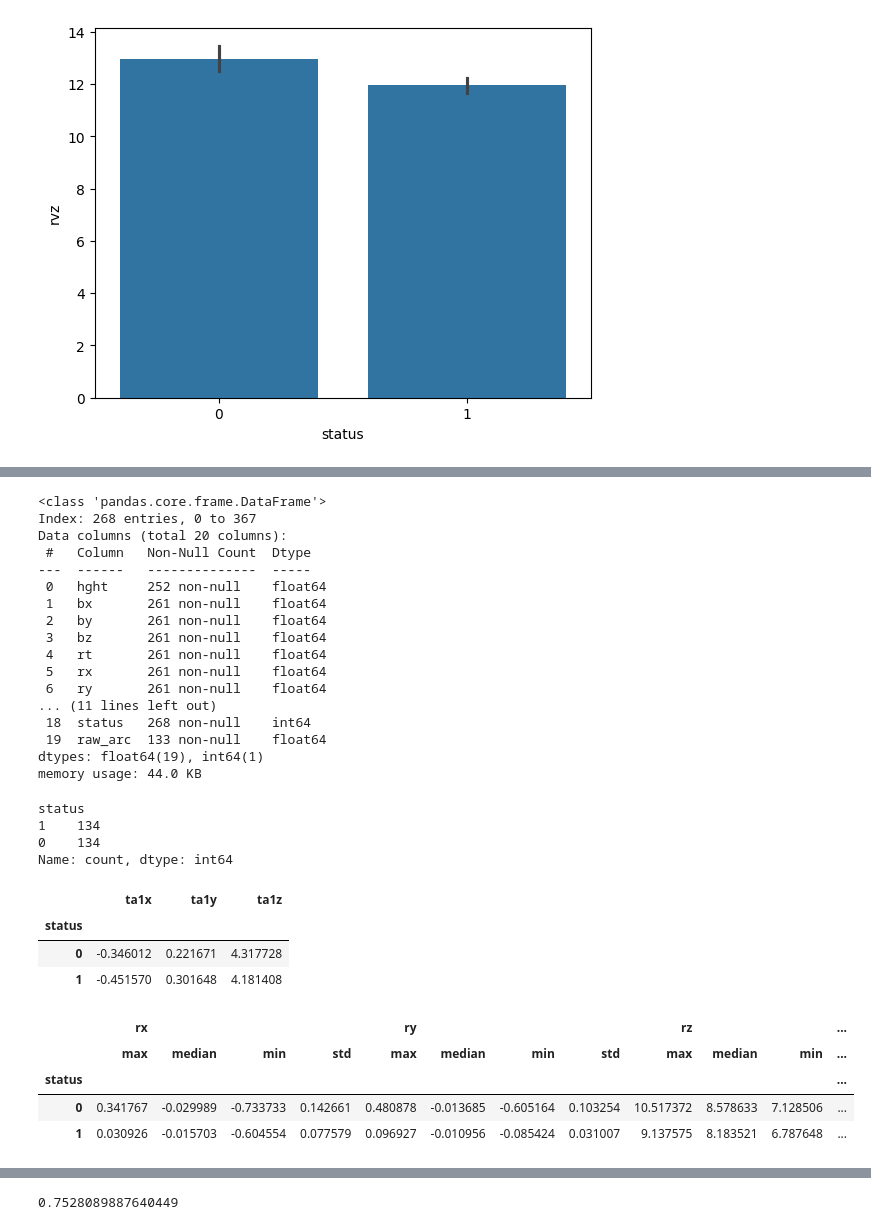
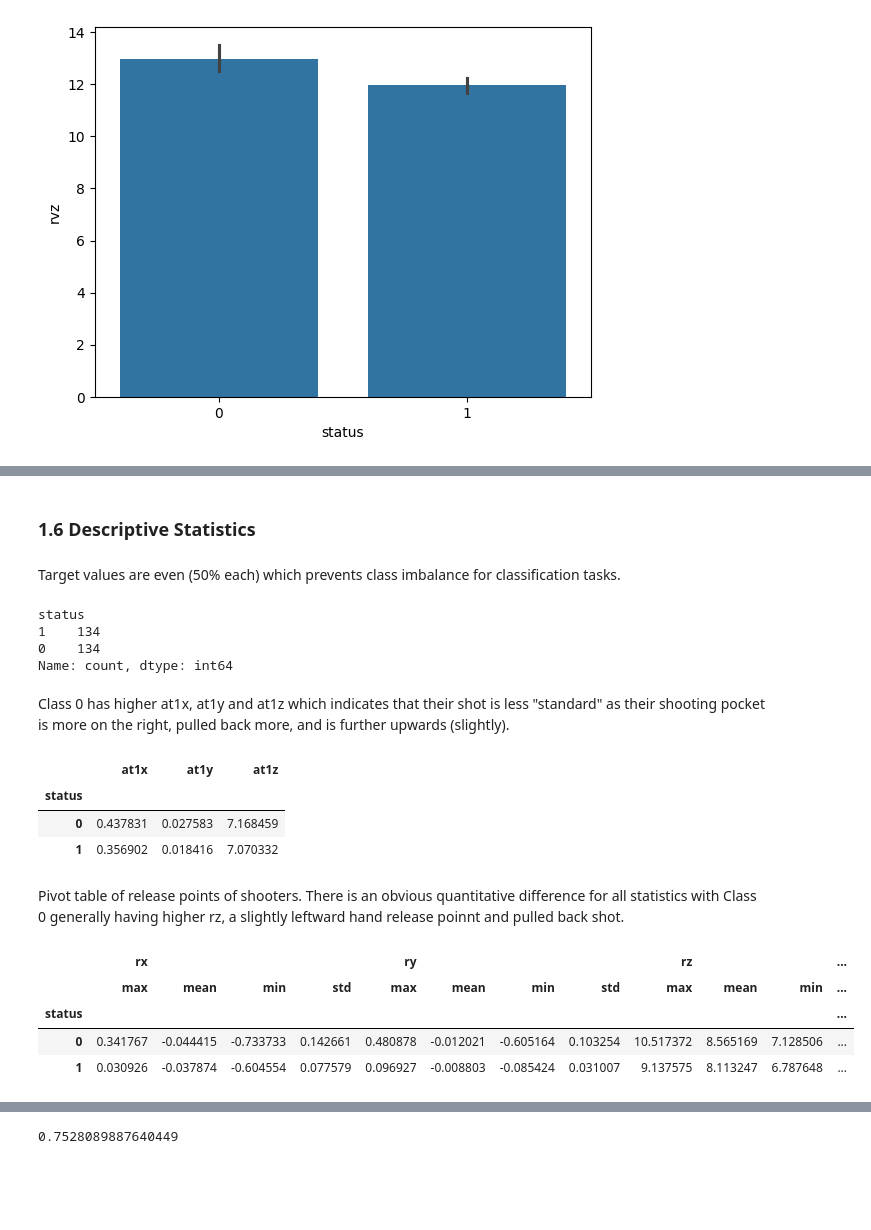
Before and after one commit to JohnKang0720/swish-or-brick, a Jupyter notebook: report-1.ipynb, the cells around one changed output, grey strips where cells are left out. Saved outputs shown, nothing was run; the diff lists cells and outputs as text; code cells hidden in the pictures; blank space fills up the shorter version.

```diff
--- a/report-1.ipynb
+++ b/report-1.ipynb
@@ -103,7 +172,7 @@ all_p.head()
 all_p = pd.merge(all_p, position_info, on="name")
 # %%
 all_p = all_p[
-    all_p["position"].apply(lambda x: True if x.find("Guard") != -1 else False)
+    all_p["position"].apply(lambda x: True if (x.find("Guard") != -1) else False)
 ]
 all_p.drop(columns=["name", "position"], inplace=True)
 all_p.head()
@@ -134,3 +220,25 @@ all_p["raw_arc"] = made_shots.apply(
+# %%
+def calc_angle(y, d, y_0, v0) -> int:
+    g=9.8
+    a = (g * d**2) / (2 * v0**2)
+    b = (g * d**2) / (2 * v0**2) - d
+    c = y - y_0 + (g * d**2) / (2 * v0**2)
+    discriminant = b**2 - 4 * a * c
+
+    T1 = (-b + np.sqrt(discriminant)) / (2 * a)
+    T2 = (-b - np.sqrt(discriminant)) / (2 * a)
+
+    theta1 = np.arctan(T1)
+    theta2 = np.arctan(T2)
+    theta1_degrees = np.rad2deg(theta1)
+    theta2_degrees = np.rad2deg(theta2)
+
+    return theta2_degrees
+
+
+all_p["raw_arc"] = all_p.apply(
+    lambda x: calc_angle(10, x["spl"], x["hght"], x["rv"]), axis=1
+)
 # %%
 all_p.describe()
 # %% [output]
@@ -188,23 +318,7 @@ all_p.corr()
-# %%
-all_p.info()
-# %% [output]
-<class 'pandas.core.frame.DataFrame'>
-Index: 268 entries, 0 to 367
-Data columns (total 20 columns):
- #   Column   Non-Null Count  Dtype
----  ------   --------------  -----
- 0   hght     252 non-null    float64
- 1   bx       261 non-null    float64
- 2   by       261 non-null    float64
- 3   bz       261 non-null    float64
- 4   rt       261 non-null    float64
- 5   rx       261 non-null    float64
- 6   ry       261 non-null    float64
-... (11 lines left out)
- 18  status   268 non-null    int64
- 19  raw_arc  133 non-null    float64
-dtypes: float64(19), int64(1)
-memory usage: 44.0 KB
+# %% [markdown]
+### 1.6 Descriptive Statistics
+# %% [markdown]
+Target values are even (50% each) which prevents class imbalance for classification tasks.
 # %%
 all_p["status"].value_counts()
 # %% [output]
@@ -212,23 +326,30 @@ status
 1    134
 0    134
 Name: count, dtype: int64
+# %% [markdown]
+Class 0 has higher at1x, at1y and at1z which indicates that their shot is less "standard" as their shooting pocket is more on the right, pulled back more, and is further upwards (slightly).
 # %%
-all_p.groupby(["status"])[["ta1x", "ta1y", "ta1z"]].mean()
+all_p.groupby(["status"])[["at1x", "at1y", "at1z"]].mean()
 # %% [output]
-|  | ta1x | ta1y | ta1z |
+|  | at1x | at1y | at1z |
 | status |  |  |  |
-| 0 | -0.346012 | 0.221671 | 4.317728 |
-| 1 | -0.451570 | 0.301648 | 4.181408 |
+| 0 | 0.437831 | 0.027583 | 7.168459 |
+| 1 | 0.356902 | 0.018416 | 7.070332 |
+# %% [markdown]
+Pivot table of release points of shooters. There is an obvious quantitative difference for all statistics with Class 0 generally having higher rz, a slightly leftward hand release poinnt and pulled back shot.
 # %%
-#rx,rv,rz
-metrics=['max','min', 'median', 'std']
-pd.pivot_table(all_p, values=["rx", "ry", "rz"], index=["status"], aggfunc={'rx': metrics,
-                                                                            'ry': metrics,
-                                                                            'rz': metrics})
+# rx,rv,rz
+metrics = ["max", "min", "mean", "std"]
+pd.pivot_table(
+    all_p,
+    values=["rx", "ry", "rz"],
+    index=["status"],
+    aggfunc={"rx": metrics, "ry": metrics, "rz": metrics},
+)
 # %% [output]
 |  | rx |  |  |  | ry |  |  |  | rz |  |  | ... |
-|  | max | median | min | std | max | median | min | std | max | median | min | ... |
+|  | max | mean | min | std | max | mean | min | std | max | mean | min | ... |
 | status |  |  |  |  |  |  |  |  |  |  |  | ... |
-| 0 | 0.341767 | -0.029989 | -0.733733 | 0.142661 | 0.480878 | -0.013685 | -0.605164 | 0.103254 | 10.517372 | 8.578633 | 7.128506 | ... |
-| 1 | 0.030926 | -0.015703 | -0.604554 | 0.077579 | 0.096927 | -0.010956 | -0.085424 | 0.031007 | 9.137575 | 8.183521 | 6.787648 | ... |
+| 0 | 0.341767 | -0.044415 | -0.733733 | 0.142661 | 0.480878 | -0.012021 | -0.605164 | 0.103254 | 10.517372 | 8.565169 | 7.128506 | ... |
+| 1 | 0.030926 | -0.037874 | -0.604554 | 0.077579 | 0.096927 | -0.008803 | -0.085424 | 0.031007 | 9.137575 | 8.113247 | 6.787648 | ... |
 # %% [markdown]
```
Also changed, not shown: parts of 104 cells of this notebook, 6 other files.
